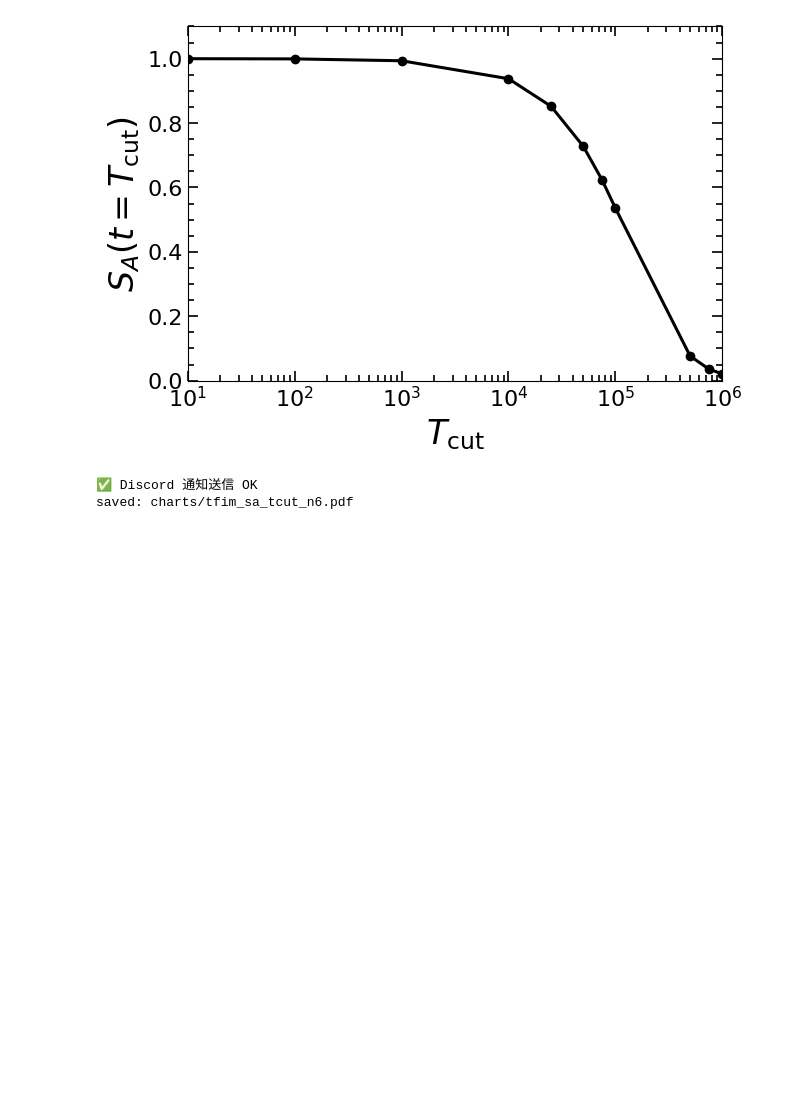
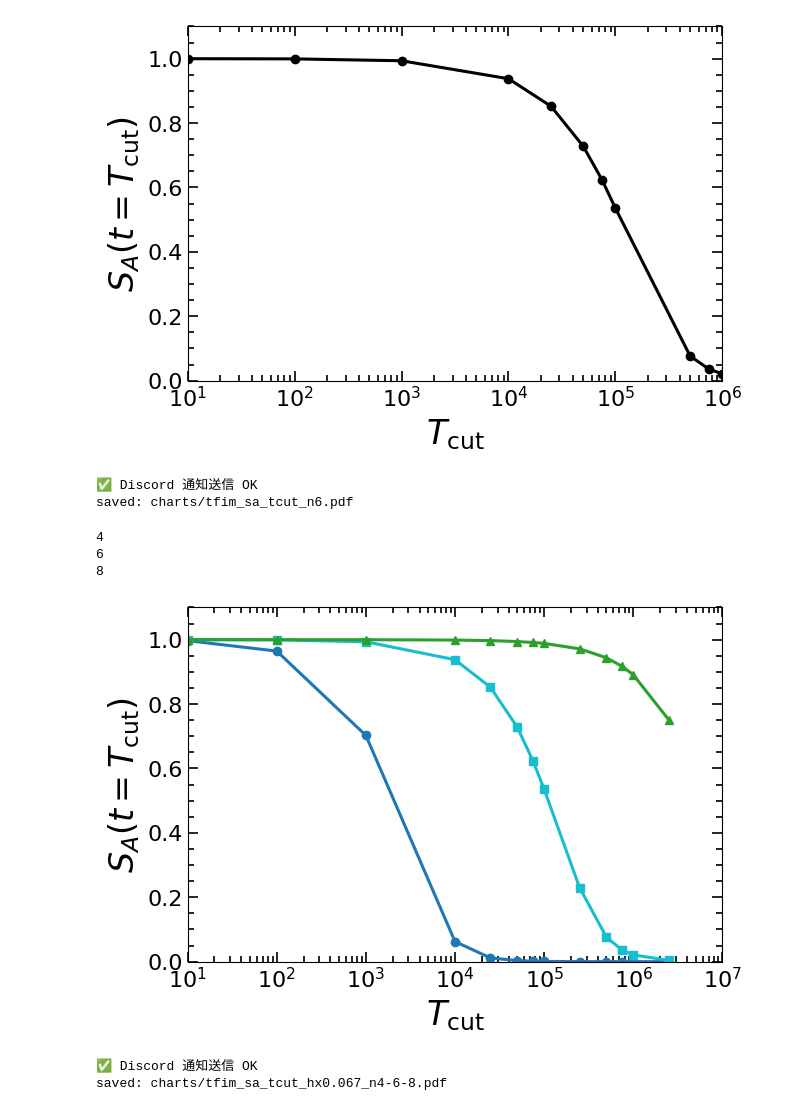
Before and after one commit to mizuta-c5/research, a Jupyter notebook: sotsuron/tfim_3_sa_tcut_N6_N4-6-8_2枚.ipynb, the cells around one changed output. Drawn from its saved outputs; the diff is of its cells as text; code cells hidden in the pictures; blank space fills up the shorter version.

```diff
--- a/sotsuron/tfim_3_sa_tcut_N6_N4-6-8_2枚.ipynb
+++ b/sotsuron/tfim_3_sa_tcut_N6_N4-6-8_2枚.ipynb
@@ -122,7 +147,7 @@ def simulate(N, J, hx, Tcut):
 
     opts = {
         "method": "bdf",
-        "nsteps": 100_000_000,
+        "nsteps": 1_000_000_000,
         "rtol": 1e-6,
         "atol": 1e-8,
         "max_step": (Tcut / 500.0) if Tcut > 0.0 else 0.1,
@@ -163,7 +188,7 @@ for i, N in enumerate(N_list):
     plt.show()
 
     # データ保存
-    npz_path = DATADIR / f"tfim_sa_tcut_n{N}.npz"
+    npz_path = DATADIR / f"tfim_sa_tcut_hx{hx}_n{N}.npz"
     np.savez(
         npz_path,
         N = N,
@@ -171,41 +196,65 @@ for i, N in enumerate(N_list):
         SA_list=SA_list,
     )
 
-    notify_discord(message=f"tifm sim 4 done")
+    notify_discord(message=f"tifm sim 3-1 done")
     # グラフ保存
-    save_fig(fig=fig, stem=f"tfim_sa_tcut_n{N}")
+    save_fig(fig=fig, stem=f"tfim_sa_tcut_hx{hx}_n{N}")
 # %% [output]
 [figure]
 ✅ Discord 通知送信 OK
 saved: charts/tfim_sa_tcut_n6.pdf
 # %%
-# 1 基底状態のSA と 横磁場 hx
-N_list = [6, 4, 8]
+# 2 基底状態のSA と 横磁場 hx 6 4 8
+N_list = [4, 6, 8]
 J = 1.0
 hx = 0.067
-Tcut_list =  [10, 100, 1000, 10000, 25000, 50000, 75000, 100000, 500000, 7500000, 1000000]
+Tcut_list =  [10, 100, 1000, 10000, 25000, 50000, 75000, 100000, 250000, 500000, 750000, 1000000, 2500000]
 
+nstamp = '-'.join(map(str, N_list))
+# fname = DATADIR / f"tfim_sa_hx{hx}_n{nstamp}.npz"
+
+# dat = np.load(fname)
+# SA_list = dat["SA_list"]
+
+fig, ax = plt.subplots(figsize=(6.9, 4.6))
 for i, N in enumerate(N_list):
-    fig, ax = plt.subplots(figsize=(6.9, 4.6))
     inward_ticks(ax)
+    print(N)
     SA_list = [simulate(N=N, J=J, hx=hx, Tcut=Tcut) for Tcut in Tcut_list]
     ax.plot(
         Tcut_list,
         SA_list,
+        # SA_list[i],
         marker=markers[i],
-        color=colors[i],
+        color=colors_N[i],
         markersize=6.0,
     )
 
 ax.set_xscale("log")
-ax.set_xlim(10.0, 1000000)
+ax.set_xlim(10.0, 10000000)
 ax.set_xlabel(r"$T_\mathrm{cut}$", fontsize=24)
 ax.set_ylim(0.0, 1.1)
 ax.set_ylabel(r"$S_A (t = T_\mathrm{cut})$", fontsize=24)
 
 plt.show()
 
-nstamp = '-'.join(map(N_list, str))
-notify_discord(message=f"tifm sim 5 done")
+notify_discord(message=f"tifm sim 3-2 done")
+
+# データ保存
+npz_path = DATADIR / f"tfim_sa_tcut_hx{hx}_n{nstamp}.npz"
+np.savez(
+    npz_path,
+    N_list =N_list,
+    Tcut_list = Tcut_list,
+    SA_list=SA_list
+)
+
 # グラフ保存
-save_fig(fig=fig, stem=f"tfim_sa_tcut_n{nstamp}")
+save_fig(fig=fig, stem=f"tfim_sa_tcut_hx{hx}_n{nstamp}")
+# %% [output]
+4
+6
+8
+[figure, added]
+✅ Discord 通知送信 OK
+saved: charts/tfim_sa_tcut_hx0.067_n4-6-8.pdf
```
Also changed, not shown: parts of 2 cells of this notebook, 30 other files.
